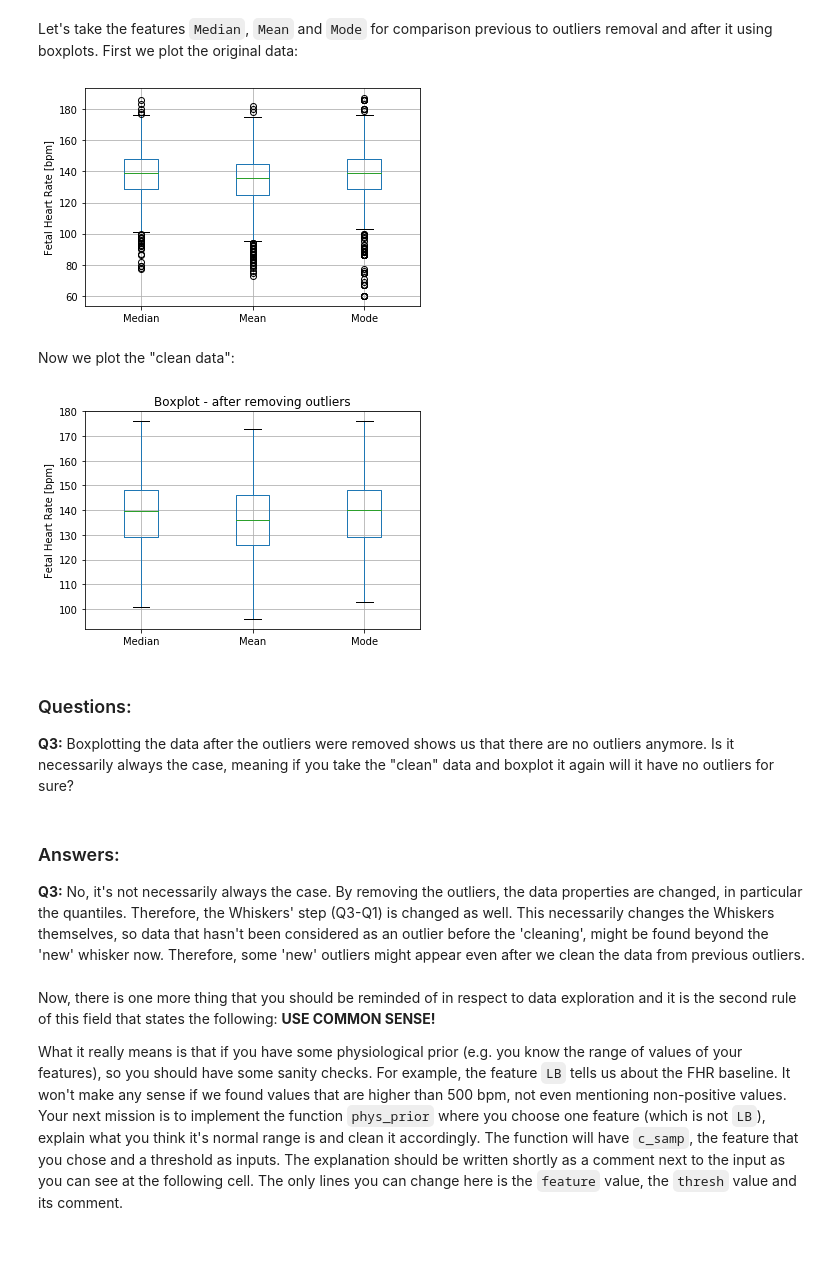
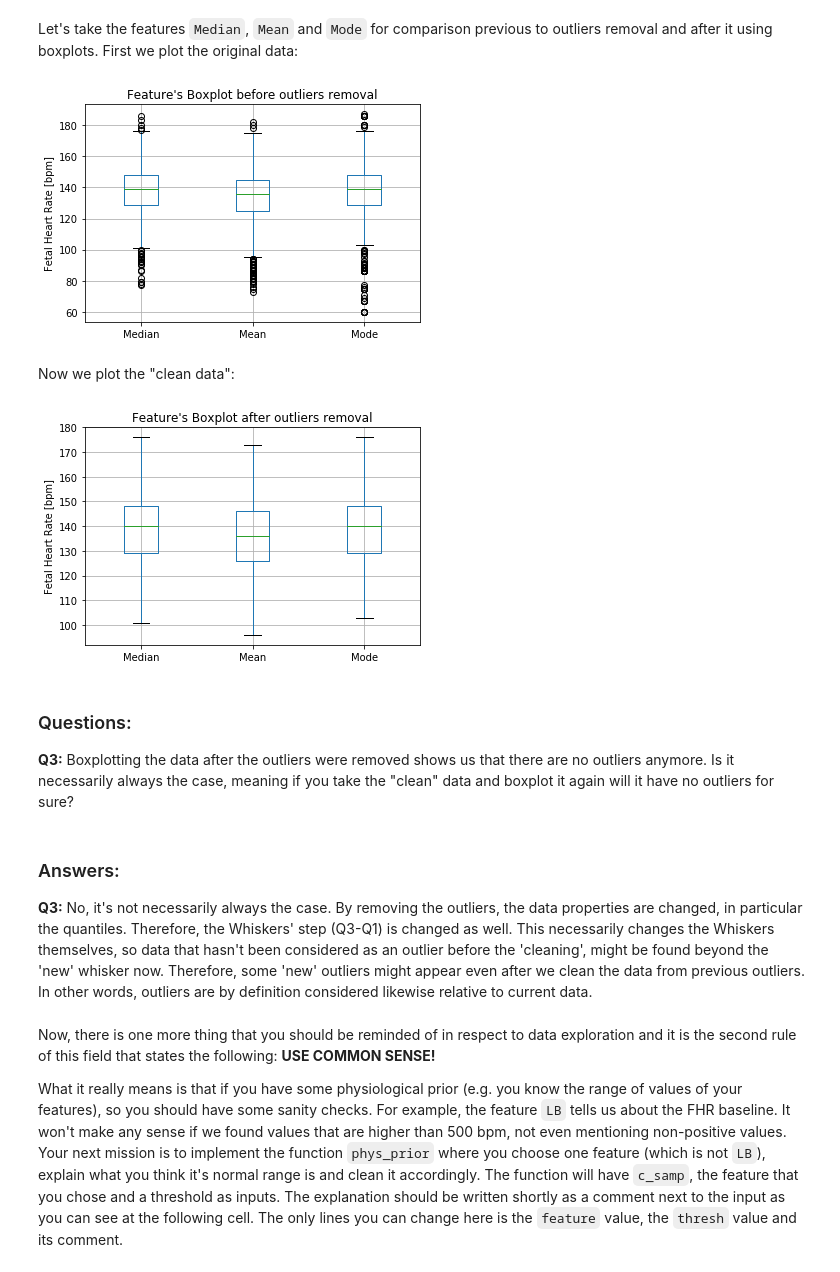
Before and after one commit to mlh-master/hw1_mlh-nathan-hadas, a Jupyter notebook: HW1.ipynb, the cells around one changed output. Cells and saved outputs as stored; diff of their text form; code cells hidden in the pictures; blank space fills up the shorter version.

```diff
--- a/HW1.ipynb
+++ b/HW1.ipynb
@@ -208,20 +212,19 @@ Let's take the features `Median`, `Mean` and `Mode` for comparison previous to o
 # %%
 c_samp.boxplot(column=['Median', 'Mean', 'Mode'])
 plt.ylabel('Fetal Heart Rate [bpm]')
+plt.title("Feature's Boxplot before outliers removal") #Added plot title (H.N)
 plt.show()
 # %% [output]
-[figure, old version]
+[figure, new version]
 # %% [markdown]
 Now we plot the "clean data":
 # %%
 c_no_outlier.boxplot(column=['Median', 'Mean', 'Mode'])
 plt.ylabel('Fetal Heart Rate [bpm]')
-
-plt.title('Boxplot - after removing outliers') # Title added my Mirtle & Gave
-
+plt.title("Feature's Boxplot after outliers removal") #Added plot title (H.N)
 plt.show()
 # %% [output]
-[figure, old version]
+[figure, new version]
 # %% [markdown]
 ### Questions:
 **Q3:** Boxplotting the data after the outliers were removed shows us that there are no outliers anymore. Is it necessarily always the case, meaning if you take the "clean" data and boxplot it again will it have no outliers for sure?
@@ -230,6 +233,7 @@ plt.show()
 **Q3:**
 No, it's not necessarily always the case. By removing the outliers, the data properties are changed, in particular the quantiles. Therefore, the Whiskers' step (Q3-Q1) is changed as well. This necessarily changes the Whiskers themselves, so data that hasn't been considered as an outlier before the 'cleaning', might be found beyond the 'new' whisker now.
 Therefore, some 'new' outliers might appear even after we clean the data from previous outliers.
+In other words, outliers are by definition considered likewise relative to current data.
 # %% [markdown]
 Now, there is one more thing that you should be reminded of in respect to data exploration and it is the second rule of this field that states the following: **USE COMMON SENSE!**
 
```
Also changed, not shown: parts of 25 cells of this notebook, 2 other files.
